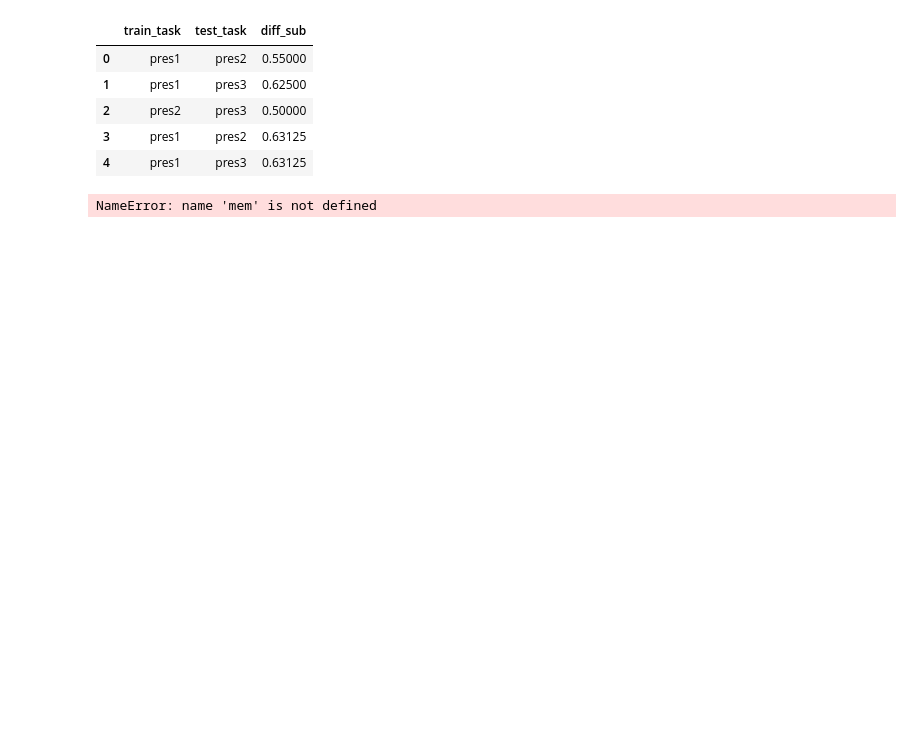
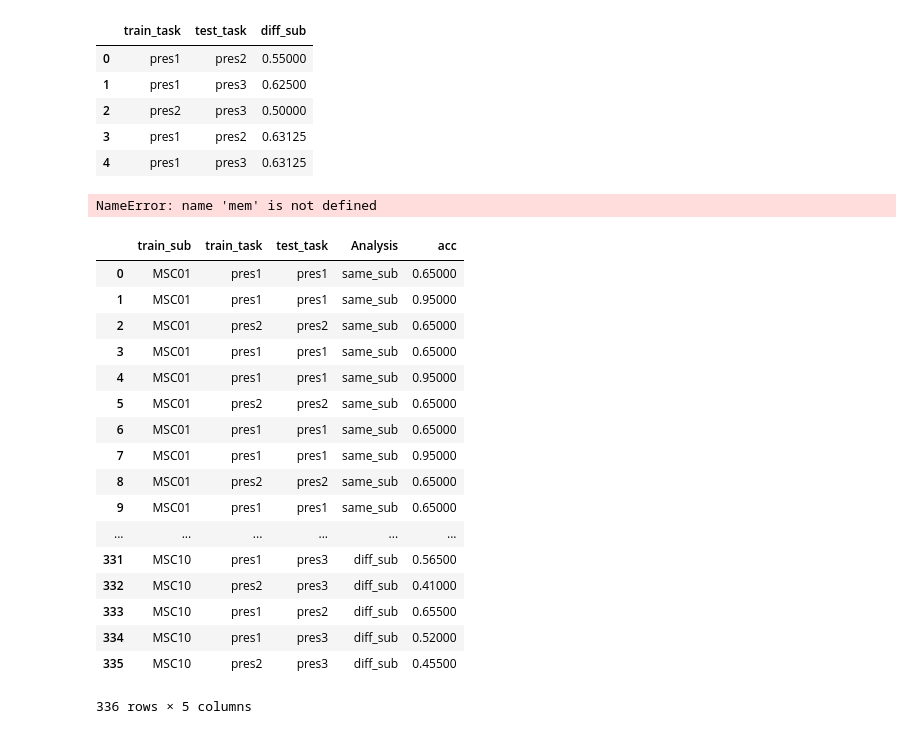
Before and after one commit to GrattonLab/Porteretal_taskprediction, a Jupyter notebook: code/pyScripts/Figures/FinalFigures.ipynb, the cells around one changed output. Saved outputs shown, nothing was run; the diff lists cells and outputs as text; code cells hidden in the pictures; blank space fills up the shorter version.

```diff
--- a/code/pyScripts/Figures/FinalFigures.ipynb
+++ b/code/pyScripts/Figures/FinalFigures.ipynb
@@ -819,3 +829,24 @@ DS_S['test_task']=DS_S['train_task']
 F=pd.concat([DS,DS_S])
 # %% [output]
 NameError: name 'mem' is not defined
+# %%
+SS_f
+# %% [output]
+|  | train_sub | train_task | test_task | Analysis | acc |
+| 0 | MSC01 | pres1 | pres1 | same_sub | 0.65000 |
+| 1 | MSC01 | pres1 | pres1 | same_sub | 0.95000 |
+| 2 | MSC01 | pres2 | pres2 | same_sub | 0.65000 |
+| 3 | MSC01 | pres1 | pres1 | same_sub | 0.65000 |
+| 4 | MSC01 | pres1 | pres1 | same_sub | 0.95000 |
+| 5 | MSC01 | pres2 | pres2 | same_sub | 0.65000 |
+| 6 | MSC01 | pres1 | pres1 | same_sub | 0.65000 |
+| 7 | MSC01 | pres1 | pres1 | same_sub | 0.95000 |
+| 8 | MSC01 | pres2 | pres2 | same_sub | 0.65000 |
+| 9 | MSC01 | pres1 | pres1 | same_sub | 0.65000 |
+| ... | ... | ... | ... | ... | ... |
+| 331 | MSC10 | pres1 | pres3 | diff_sub | 0.56500 |
+| 332 | MSC10 | pres2 | pres3 | diff_sub | 0.41000 |
+| 333 | MSC10 | pres1 | pres2 | diff_sub | 0.65500 |
+| 334 | MSC10 | pres1 | pres3 | diff_sub | 0.52000 |
+| 335 | MSC10 | pres2 | pres3 | diff_sub | 0.45500 |
+336 rows × 5 columns
```
Also changed, not shown: parts of 6 cells of this notebook, 4 other files.
